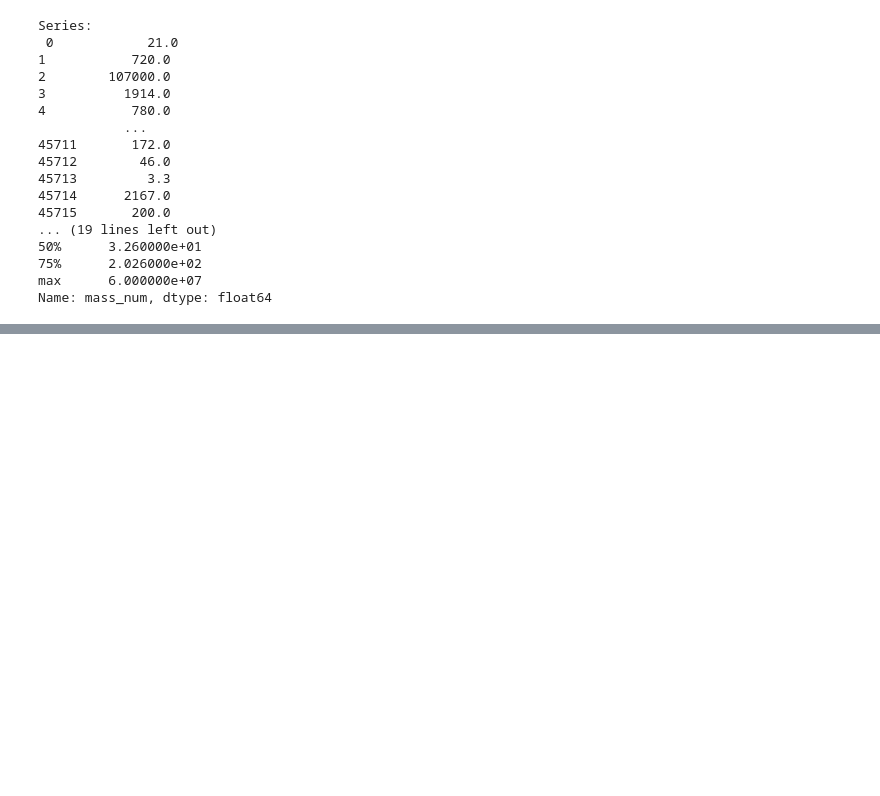
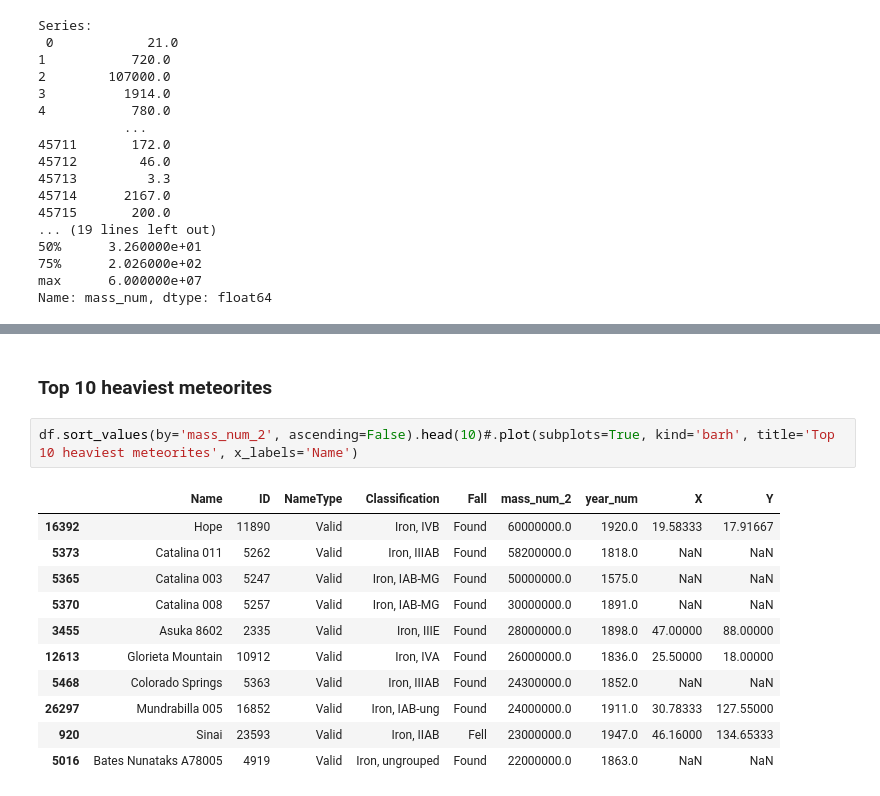
Before and after one commit to aBDULQADARmANASAWALA/AbdulqadarManasawala_techai_tasks, a Jupyter notebook: Abdulqadar_TechAI_Task_2.ipynb, the cells around one changed output, grey strips where cells are left out. Drawn from its saved outputs; the diff is of its cells as text; blank space fills up the shorter version.

```diff
--- a/Abdulqadar_TechAI_Task_2.ipynb
+++ b/Abdulqadar_TechAI_Task_2.ipynb
@@ -121,0 +309,16 @@ Name: year_num, Length: 45716, dtype: float64
+# %% [markdown]
+<h3>Top 10 heaviest meteorites
+# %%
+df.sort_values(by='mass_num_2', ascending=False).head(10)#.plot(subplots=True, kind='barh', title='Top 10 heaviest meteorites', x_labels='Name')
+# %% [output]
+|  | Name | ID | NameType | Classification | Fall | mass_num_2 | year_num | X | Y |
+| 16392 | Hope | 11890 | Valid | Iron, IVB | Found | 60000000.0 | 1920.0 | 19.58333 | 17.91667 |
+| 5373 | Catalina 011 | 5262 | Valid | Iron, IIIAB | Found | 58200000.0 | 1818.0 | NaN | NaN |
+| 5365 | Catalina 003 | 5247 | Valid | Iron, IAB-MG | Found | 50000000.0 | 1575.0 | NaN | NaN |
+| 5370 | Catalina 008 | 5257 | Valid | Iron, IAB-MG | Found | 30000000.0 | 1891.0 | NaN | NaN |
+| 3455 | Asuka 8602 | 2335 | Valid | Iron, IIIE | Found | 28000000.0 | 1898.0 | 47.00000 | 88.00000 |
+| 12613 | Glorieta Mountain | 10912 | Valid | Iron, IVA | Found | 26000000.0 | 1836.0 | 25.50000 | 18.00000 |
+| 5468 | Colorado Springs | 5363 | Valid | Iron, IIIAB | Found | 24300000.0 | 1852.0 | NaN | NaN |
+| 26297 | Mundrabilla 005 | 16852 | Valid | Iron, IAB-ung | Found | 24000000.0 | 1911.0 | 30.78333 | 127.55000 |
+| 920 | Sinai | 23593 | Valid | Iron, IIAB | Fell | 23000000.0 | 1947.0 | 46.16000 | 134.65333 |
+| 5016 | Bates Nunataks A78005 | 4919 | Valid | Iron, ungrouped | Found | 22000000.0 | 1863.0 | NaN | NaN |
```
Also changed, not shown: parts of 29 cells of this notebook.
